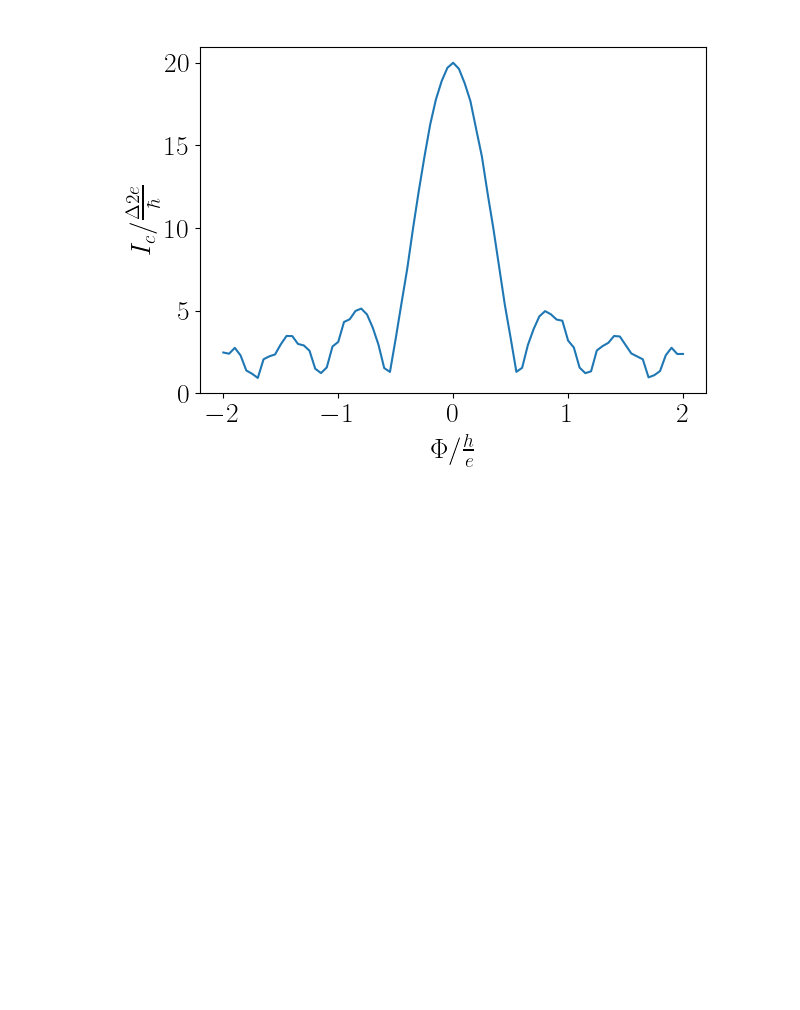
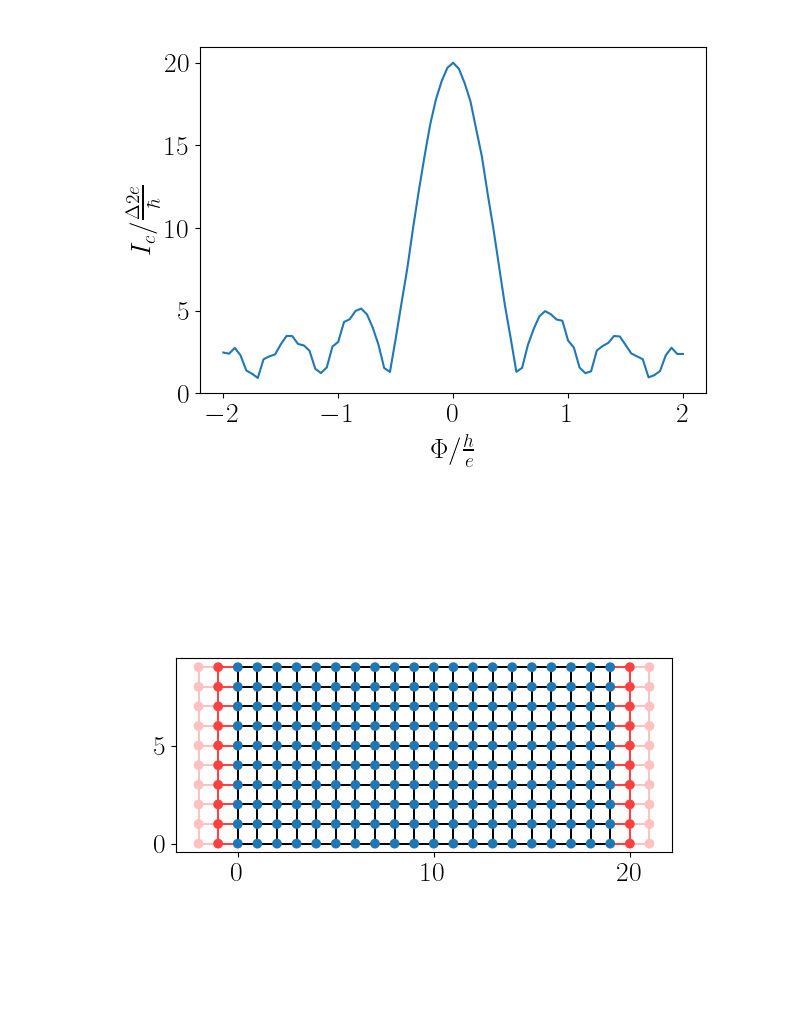
Before and after one commit to krishtoffel99/Josephson-Investigations-Old, a Jupyter notebook: Josephson effect and Supercurrents/Reproducing Paper/PRB_Scanning_Gate.ipynb, the cells around one changed output. Saved outputs shown, nothing was run; the diff lists cells and outputs as text; code cells hidden in the pictures; blank space fills up the shorter version.

```diff
--- a/Josephson effect and Supercurrents/Reproducing Paper/PRB_Scanning_Gate.ipynb
+++ b/Josephson effect and Supercurrents/Reproducing Paper/PRB_Scanning_Gate.ipynb
@@ -237,3 +245,29 @@ currentworkingdirectory = os.getcwd() + '/notip_' + date_time + '.pkl'
 pickle_dict = {'params' : params , 'I_c_values' : I_c_values , 'CPRS': CPRS}
 with open( currentworkingdirectory,  'wb') as f:
     pickle.dump(pickle_dict , f)
+# %%
+dummysyst = kwant.Builder()
+lat = kwant.lattice.square(a = 1)
+for i in range(20):
+    for j in range(10):
+        dummysyst[lat(i, j)] = -4*params.t
+        if i > 0:
+            dummysyst[lat(i , j) , lat(i-1 , j)] = -params.t
+        if j > 0:
+            dummysyst[lat(i , j) , lat(i , j-1)] = -params.t
+
+lead = kwant.Builder(kwant.TranslationalSymmetry((-1 , 0)))
+
+for j in range(10):
+    lead[lat(0 , j)] = -4*params.t
+    if j > 0:
+        lead[lat(0 , j) , lat(0 , j-1)] = -params.t
+    lead[lat(1 , j), lat(0 , j)] = -params.t
+
+dummysyst.attach_lead(lead)
+dummysyst.attach_lead(lead.reversed())
+
+ds = dummysyst.finalized()
+kwant.plot(ds);
+# %% [output]
+[figure, added]
```
Also changed, not shown: parts of 6 cells of this notebook.
